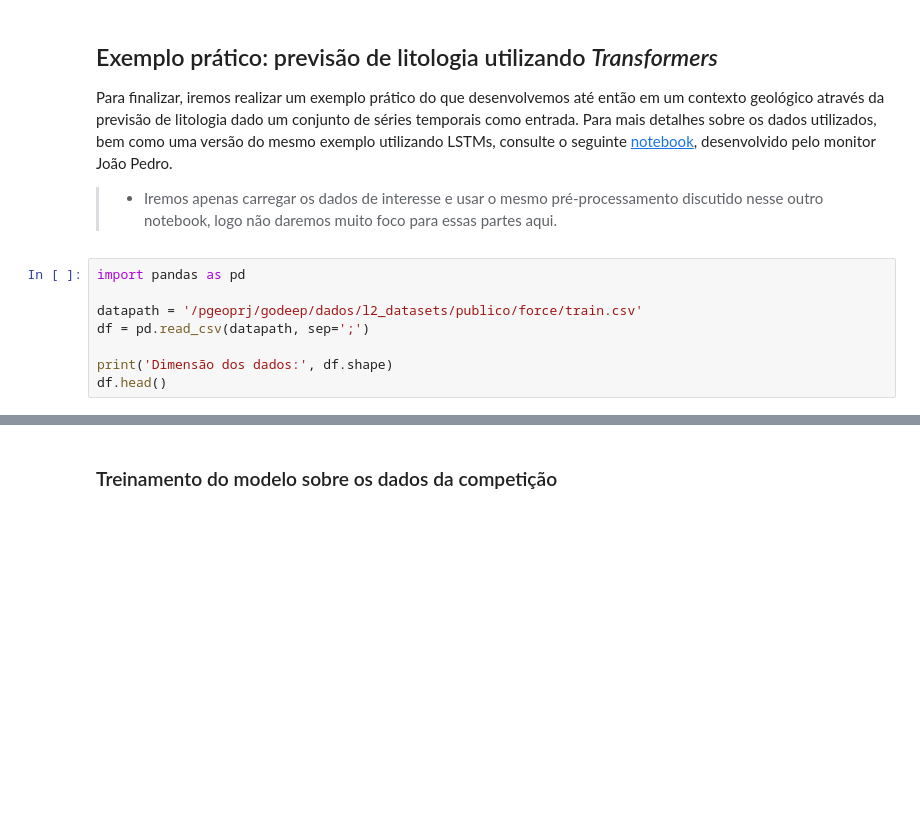
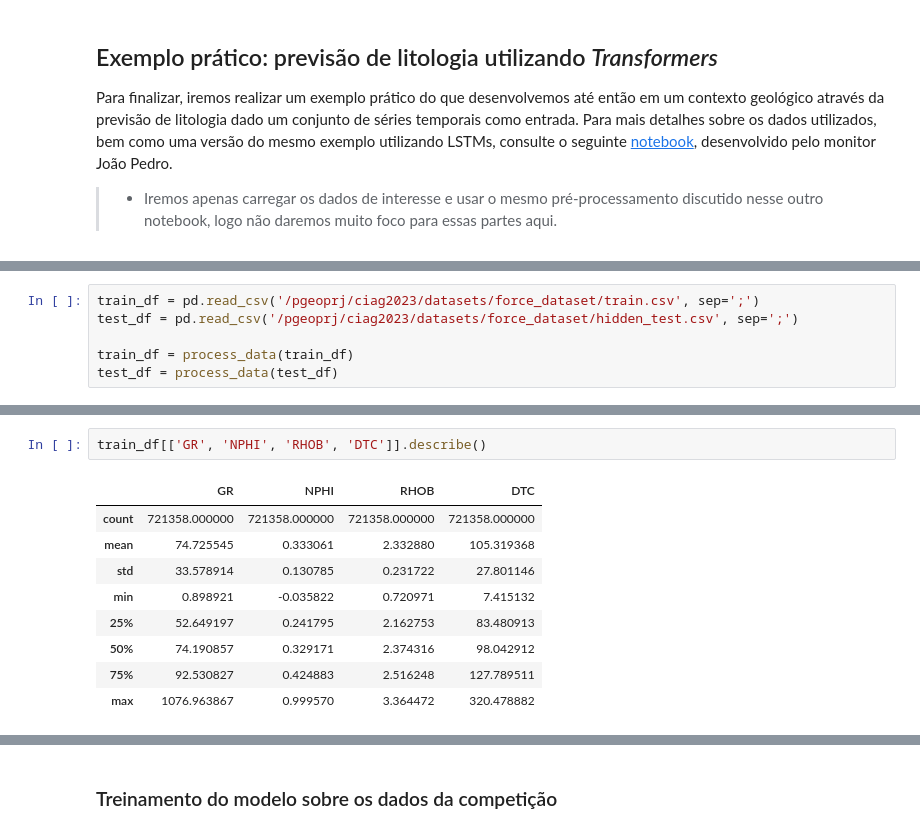
Before and after one commit to ThiagoPoppe/ciag2024, a Jupyter notebook: transformers/building_blocks.ipynb, the cells around one changed output, grey strips where cells are left out. Saved outputs shown, nothing was run; the diff lists cells and outputs as text; blank space fills up the shorter version.

```diff
--- a/transformers/building_blocks.ipynb
+++ b/transformers/building_blocks.ipynb
@@ -359,11 +359,3 @@ Dimensão das matrizes de atenção: torch.Size([1, 10, 10])
 Para finalizar, iremos realizar um exemplo prático do que desenvolvemos até então em um contexto geológico através da previsão de litologia dado um conjunto de séries temporais como entrada. Para mais detalhes sobre os dados utilizados, bem como uma versão do mesmo exemplo utilizando LSTMs, consulte o seguinte [notebook](https://colab.research.google.com/drive/1PHgm0yveHSfFXt-ODtQ9_XFdqufN7qP6?usp=sharing#scrollTo=V9xCHeZxv_9c), desenvolvido pelo monitor João Pedro.
 
 > - Iremos apenas carregar os dados de interesse e usar o mesmo pré-processamento discutido nesse outro notebook, logo não daremos muito foco para essas partes aqui.
-# %%
-import pandas as pd
-
-datapath = '/pgeoprj/godeep/dados/l2_datasets/publico/force/train.csv'
-df = pd.read_csv(datapath, sep=';')
-
-print('Dimensão dos dados:', df.shape)
-df.head()
@@ -398,0 +406,6 @@ Temos 98 poços únicos
+# %%
+train_df = pd.read_csv('/pgeoprj/ciag2023/datasets/force_dataset/train.csv', sep=';')
+test_df = pd.read_csv('/pgeoprj/ciag2023/datasets/force_dataset/hidden_test.csv', sep=';')
+
+train_df = process_data(train_df)
+test_df = process_data(test_df)
@@ -398,0 +423,12 @@ Temos 98 poços únicos
+# %%
+train_df[['GR', 'NPHI', 'RHOB', 'DTC']].describe()
+# %% [output]
+|  | GR | NPHI | RHOB | DTC |
+| count | 721358.000000 | 721358.000000 | 721358.000000 | 721358.000000 |
+| mean | 74.725545 | 0.333061 | 2.332880 | 105.319368 |
+| std | 33.578914 | 0.130785 | 0.231722 | 27.801146 |
+| min | 0.898921 | -0.035822 | 0.720971 | 7.415132 |
+| 25% | 52.649197 | 0.241795 | 2.162753 | 83.480913 |
+| 50% | 74.190857 | 0.329171 | 2.374316 | 98.042912 |
+| 75% | 92.530827 | 0.424883 | 2.516248 | 127.789511 |
+| max | 1076.963867 | 0.999570 | 3.364472 | 320.478882 |
```
Also changed, not shown: parts of 33 cells of this notebook, 1 other file.
